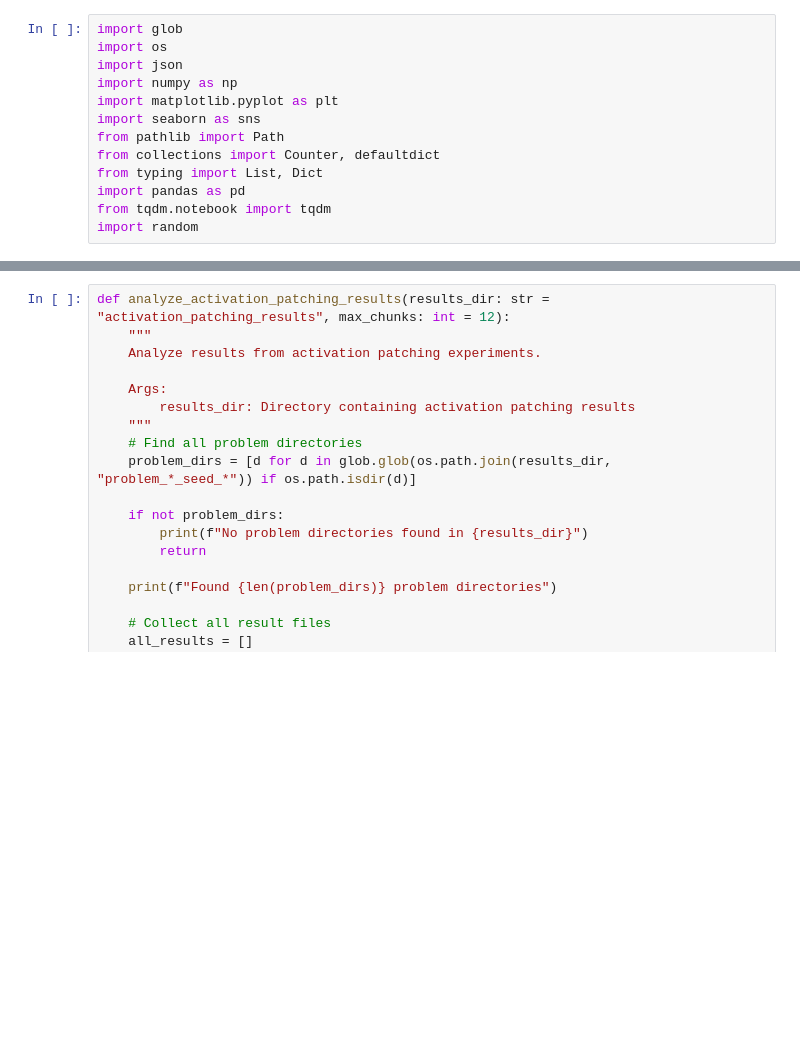
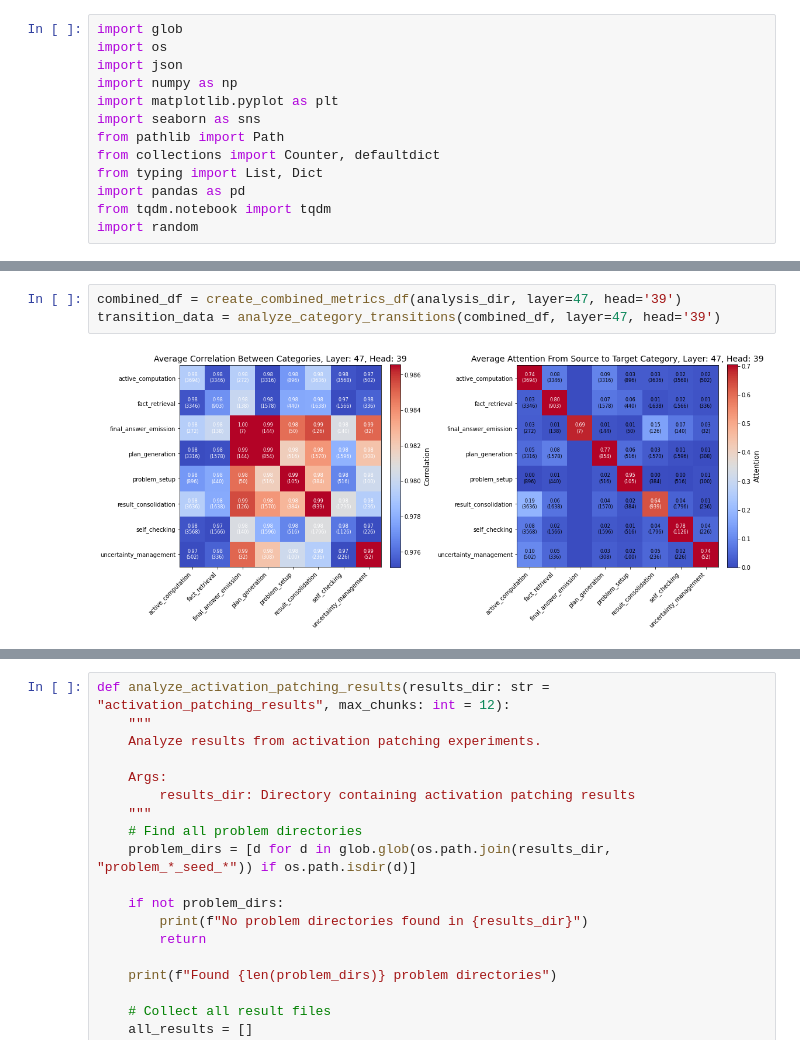
Before and after one commit to vibhor-5/thought-anchors, a Jupyter notebook: get_stats.ipynb, the cells around one changed output, grey strips where cells are left out. Drawn from its saved outputs; the diff is of its cells as text; blank space fills up the shorter version.

```diff
--- a/get_stats.ipynb
+++ b/get_stats.ipynb
@@ -2055,0 +591,5 @@ transition_data = analyze_category_transitions(combined_df)
+# %%
+combined_df = create_combined_metrics_df(analysis_dir, layer=47, head='39')
+transition_data = analyze_category_transitions(combined_df, layer=47, head='39')
+# %% [output]
+[figure, added]
```
Also changed, not shown: parts of 31 cells of this notebook, 3 other files.
